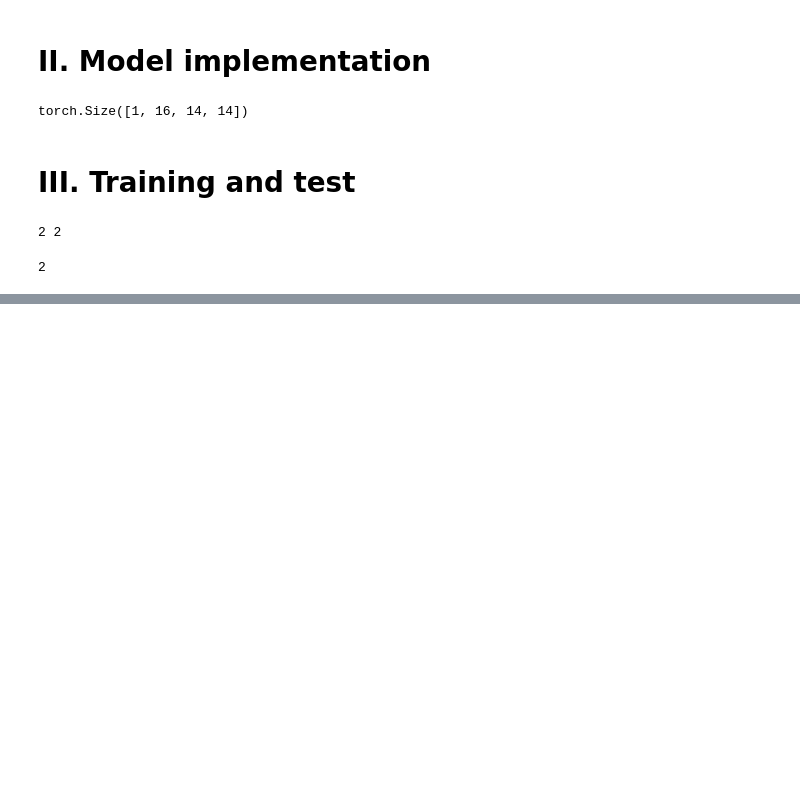
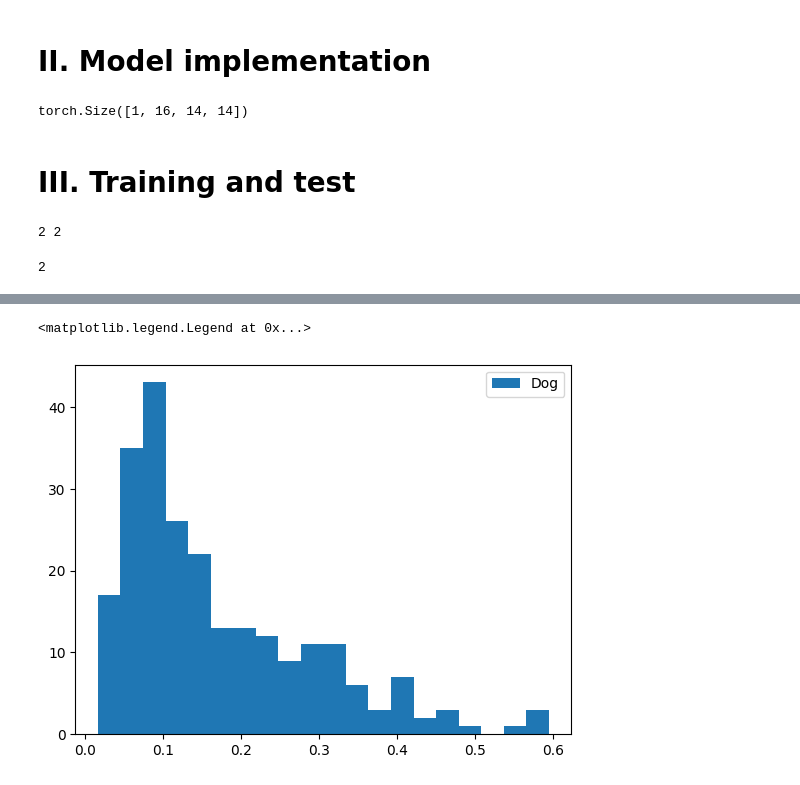
Before and after one commit to smBello-tse/CIFAR10-classification, a Jupyter notebook: cnn.ipynb, the cells around one changed output, grey strips where cells are left out. Saved outputs shown, nothing was run; the diff lists cells and outputs as text; code cells hidden in the pictures; blank space fills up the shorter version.

```diff
--- a/cnn.ipynb
+++ b/cnn.ipynb
@@ -298,0 +398,6 @@ with torch.no_grad():
+# %%
+plt.hist(wrong_cat_probability[:,1], bins=20, label="Dog")
+plt.legend()
+# %% [output]
+<matplotlib.legend.Legend at 0x...>
+[figure, added]
```
Also changed, not shown: parts of 22 cells of this notebook.
